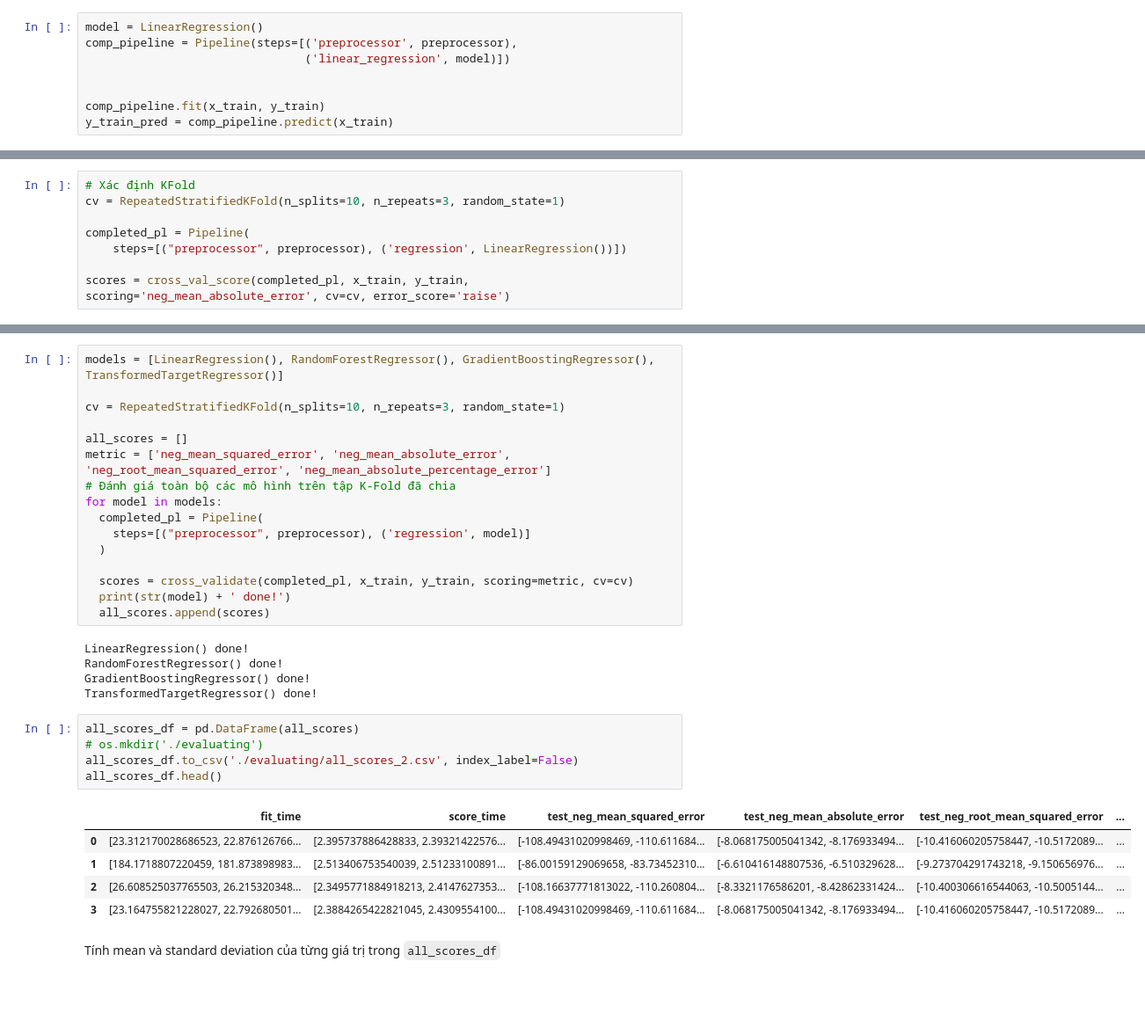
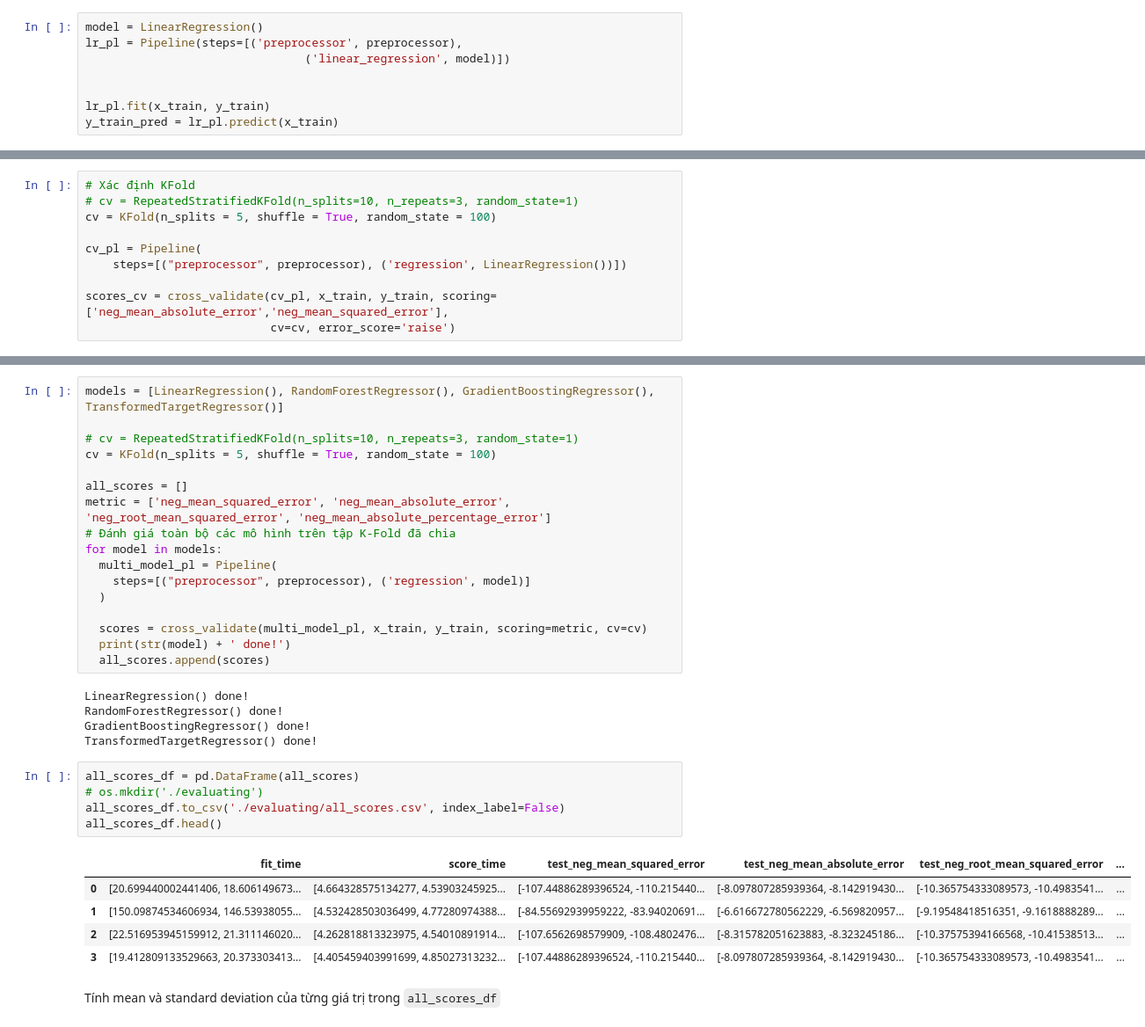
Before and after one commit to Miruku2201/NMKHDL_Final_Project, a Jupyter notebook: models.ipynb, the cells around one changed output, grey strips where cells are left out. Shown at 88% size. Saved outputs shown, nothing was run; the diff lists cells and outputs as text; blank space fills up the shorter version.

```diff
--- a/models.ipynb
+++ b/models.ipynb
@@ -333,10 +334,10 @@ preprocessor = ColumnTransformer(transformers=[('cate_transformer', cate_transfo
 #### **Linear Regression**
 # %%
 model = LinearRegression()
-comp_pipeline = Pipeline(steps=[('preprocessor', preprocessor),
+lr_pl = Pipeline(steps=[('preprocessor', preprocessor),
                                 ('linear_regression', model)])
 
 
-comp_pipeline.fit(x_train, y_train)
-y_train_pred = comp_pipeline.predict(x_train)
+lr_pl.fit(x_train, y_train)
+y_train_pred = lr_pl.predict(x_train)
 # %%
@@ -353,9 +354,11 @@ Mô hình này cho ra độ lỗi khá tốt
 #### **Cross validation**
 # %%
 # Xác định KFold
-cv = RepeatedStratifiedKFold(n_splits=10, n_repeats=3, random_state=1)
+# cv = RepeatedStratifiedKFold(n_splits=10, n_repeats=3, random_state=1)
+cv = KFold(n_splits = 5, shuffle = True, random_state = 100)
 
-completed_pl = Pipeline(
+cv_pl = Pipeline(
     steps=[("preprocessor", preprocessor), ('regression', LinearRegression())])
 
-scores = cross_val_score(completed_pl, x_train, y_train, scoring='neg_mean_absolute_error', cv=cv, error_score='raise')
+scores_cv = cross_validate(cv_pl, x_train, y_train, scoring=['neg_mean_absolute_error','neg_mean_squared_error'],
+                           cv=cv, error_score='raise')
@@ -368,17 +383,18 @@ Mean MAE: -8.152, Std: 0.057
 # %%
 models = [LinearRegression(), RandomForestRegressor(), GradientBoostingRegressor(), TransformedTargetRegressor()]
 
-cv = RepeatedStratifiedKFold(n_splits=10, n_repeats=3, random_state=1)
+# cv = RepeatedStratifiedKFold(n_splits=10, n_repeats=3, random_state=1)
+cv = KFold(n_splits = 5, shuffle = True, random_state = 100)
 
 all_scores = []
 metric = ['neg_mean_squared_error', 'neg_mean_absolute_error', 'neg_root_mean_squared_error', 'neg_mean_absolute_percentage_error']
 # Đánh giá toàn bộ các mô hình trên tập K-Fold đã chia
 for model in models:
-  completed_pl = Pipeline(
+  multi_model_pl = Pipeline(
     steps=[("preprocessor", preprocessor), ('regression', model)]
   )
 
-  scores = cross_validate(completed_pl, x_train, y_train, scoring=metric, cv=cv)
+  scores = cross_validate(multi_model_pl, x_train, y_train, scoring=metric, cv=cv)
   print(str(model) + ' done!')
   all_scores.append(scores)
 # %% [output]
@@ -389,14 +405,14 @@ TransformedTargetRegressor() done!
 # %%
 all_scores_df = pd.DataFrame(all_scores)
 # os.mkdir('./evaluating')
-all_scores_df.to_csv('./evaluating/all_scores_2.csv', index_label=False)
+all_scores_df.to_csv('./evaluating/all_scores.csv', index_label=False)
 all_scores_df.head()
 # %% [output]
 |  | fit_time | score_time | test_neg_mean_squared_error | test_neg_mean_absolute_error | test_neg_root_mean_squared_error | ... |
-| 0 | [23.312170028686523, 22.876126766... | [2.395737886428833, 2.39321422576... | [-108.49431020998469, -110.611684... | [-8.068175005041342, -8.176933494... | [-10.416060205758447, -10.5172089... | ... |
-| 1 | [184.1718807220459, 181.873898983... | [2.513406753540039, 2.51233100891... | [-86.00159129069658, -83.73452310... | [-6.610416148807536, -6.510329628... | [-9.273704291743218, -9.150656976... | ... |
-| 2 | [26.608525037765503, 26.215320348... | [2.3495771884918213, 2.4147627353... | [-108.16637771813022, -110.260804... | [-8.3321176586201, -8.42862331424... | [-10.400306616544063, -10.5005144... | ... |
-| 3 | [23.164755821228027, 22.792680501... | [2.3884265422821045, 2.4309554100... | [-108.49431020998469, -110.611684... | [-8.068175005041342, -8.176933494... | [-10.416060205758447, -10.5172089... | ... |
+| 0 | [20.699440002441406, 18.606149673... | [4.664328575134277, 4.53903245925... | [-107.44886289396524, -110.215440... | [-8.097807285939364, -8.142919430... | [-10.365754333089573, -10.4983541... | ... |
+| 1 | [150.09874534606934, 146.53938055... | [4.532428503036499, 4.77280974388... | [-84.55692939959222, -83.94020691... | [-6.616672780562229, -6.569820957... | [-9.19548418516351, -9.1618888289... | ... |
+| 2 | [22.516953945159912, 21.311146020... | [4.262818813323975, 4.54010891914... | [-107.6562698579909, -108.4802476... | [-8.315782051623883, -8.323245186... | [-10.37575394166568, -10.41538513... | ... |
+| 3 | [19.412809133529663, 20.373303413... | [4.405459403991699, 4.85027313232... | [-107.44886289396524, -110.215440... | [-8.097807285939364, -8.142919430... | [-10.365754333089573, -10.4983541... | ... |
 # %% [markdown]
 Tính mean và standard deviation của từng giá trị trong `all_scores_df`
 # %%
```
Also changed, not shown: parts of 30 cells of this notebook.
